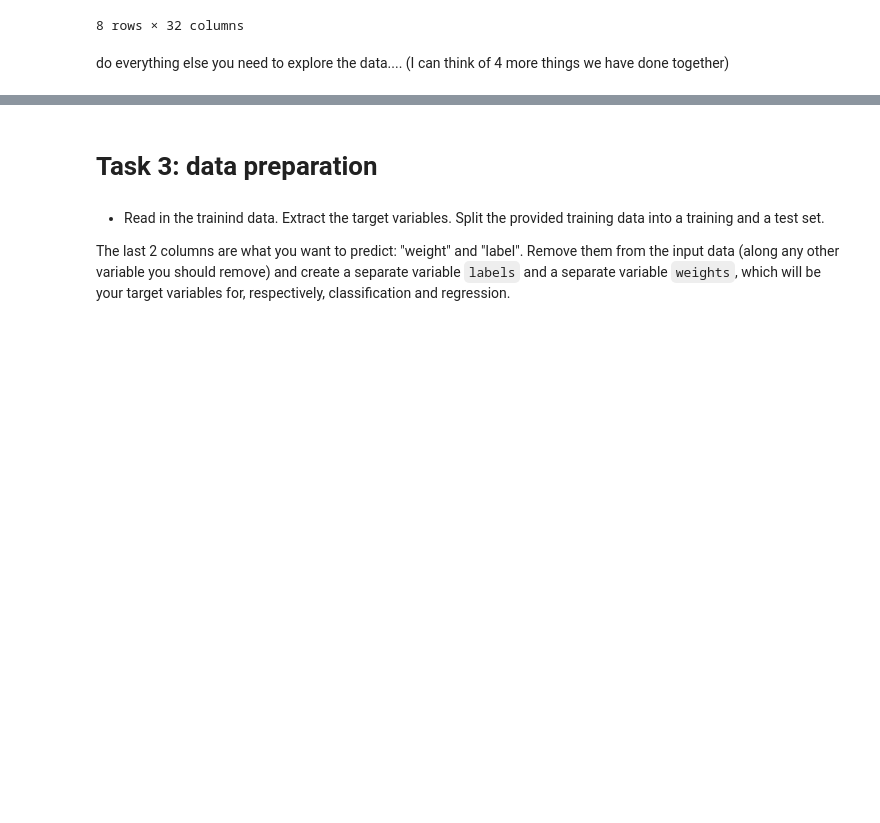
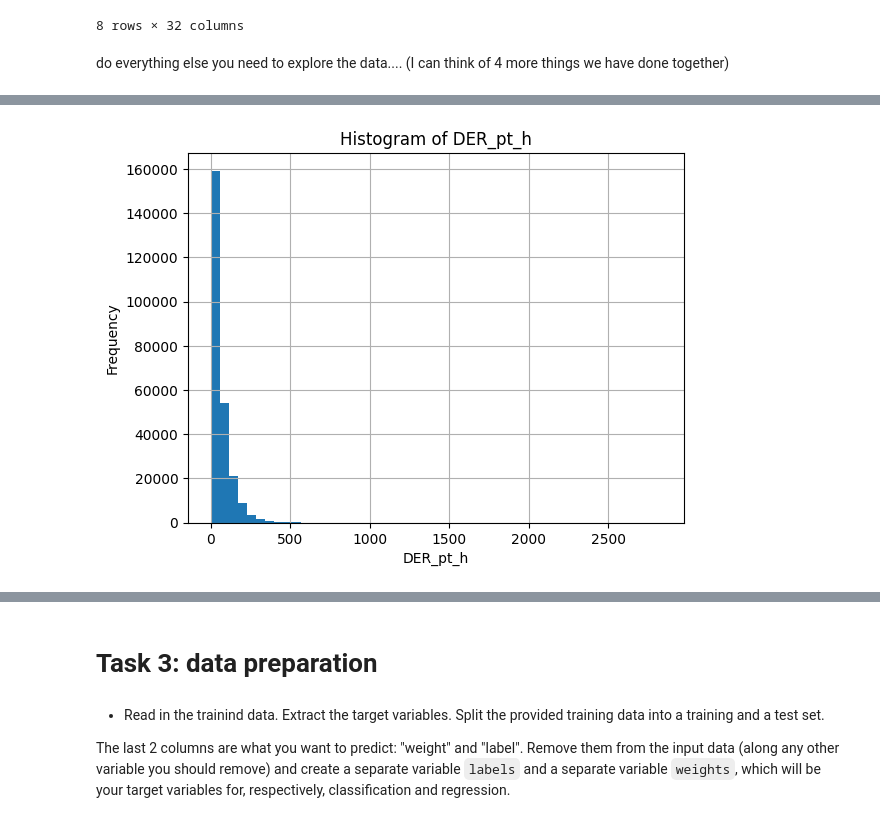
Before and after one commit to jarrodsb/DSPS_JBieber, a Jupyter notebook: HW8/higgsbosonSearch_Bieber_dsps25.ipynb, the cells around one changed output, grey strips where cells are left out. Saved outputs shown, nothing was run; the diff lists cells and outputs as text; code cells hidden in the pictures; blank space fills up the shorter version.

```diff
--- a/HW8/higgsbosonSearch_Bieber_dsps25.ipynb
+++ b/HW8/higgsbosonSearch_Bieber_dsps25.ipynb
@@ -170,0 +270,8 @@ do everything else you need to explore the data.... (I can think of 4 more thing
+# %%
+higgsdata['DER_pt_h'].hist(bins=50)
+pl.xlabel('DER_pt_h')
+pl.ylabel('Frequency')
+pl.title('Histogram of DER_pt_h')
+pl.show()
+# %% [output]
+[figure, added]
```
Also changed, not shown: parts of 33 cells of this notebook.
